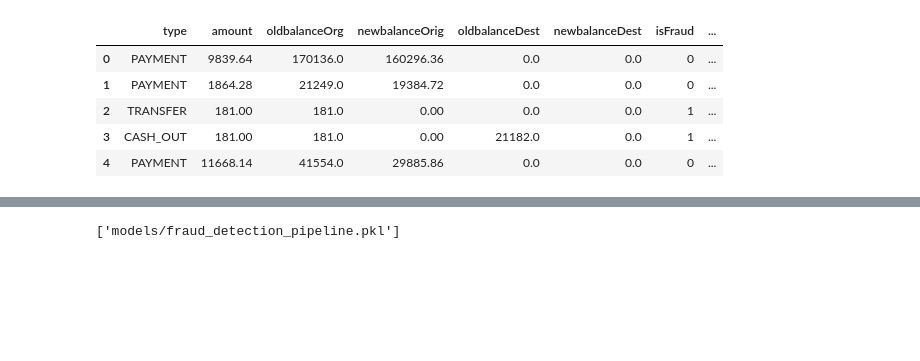
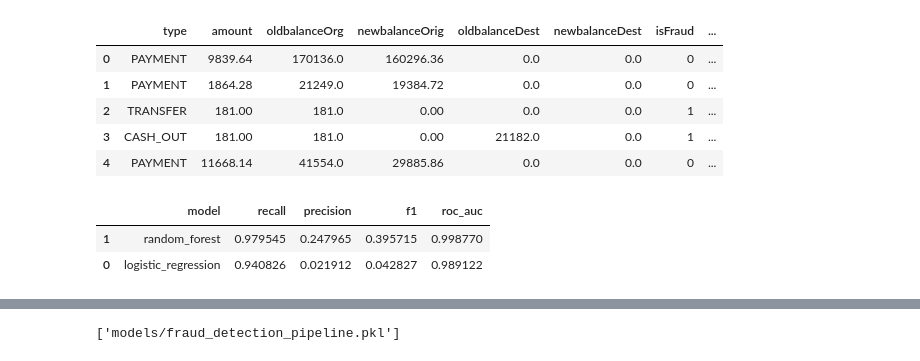
Before and after one commit to MthLeal/fraud-detection-app, a Jupyter notebook: dea.ipynb, the cells around one changed output, grey strips where cells are left out. Drawn from its saved outputs; the diff is of its cells as text; code cells hidden in the pictures; blank space fills up the shorter version.

Commit message:
feat: model evaluation and roc auc calculation, minor hotfixes

```diff
--- a/dea.ipynb
+++ b/dea.ipynb
@@ -332,6 +334,46 @@ preprocessor = ColumnTransformer(
     ],
     remainder='drop'
 )
+# %%
+models = {
+    "logistic_regression": LogisticRegression(class_weight='balanced', max_iter=1000),
+    'random_forest': RandomForestClassifier(class_weight='balanced', n_estimators=100, max_depth=15, random_state=42),
+}
+
+cv = StratifiedKFold(n_splits=3, shuffle=True, random_state=42)
+
+scoring = ['recall', 'precision', 'f1', 'roc_auc']
+
+results = []
+# %%
+
+for name, model in models.items():
+    pipeline = Pipeline([
+        ('prep', preprocessor),
+        ('clf', model),
+    ])
+    scores = cross_validate(
+        pipeline, X, y,
+        cv=cv,
+        scoring=scoring,
+        n_jobs=4
+    )
+
+    results.append({
+        'model': name,
+        'recall': scores['test_recall'].mean(),
+        'precision': scores['test_precision'].mean(),
+        'f1': scores['test_f1'].mean(),
+        'roc_auc': scores['test_roc_auc'].mean(),
+    })
+
+results_df = pd.DataFrame(results).sort_values(by='recall', ascending=False)
+# %%
+results_df
+# %% [output]
+|  | model | recall | precision | f1 | roc_auc |
+| 1 | random_forest | 0.979545 | 0.247965 | 0.395715 | 0.998770 |
+| 0 | logistic_regression | 0.940826 | 0.021912 | 0.042827 | 0.989122 |
 # %%
 pipeline = Pipeline([
     ('prep', preprocessor),
```
Also changed, not shown: parts of 9 cells of this notebook, 3 other files.
